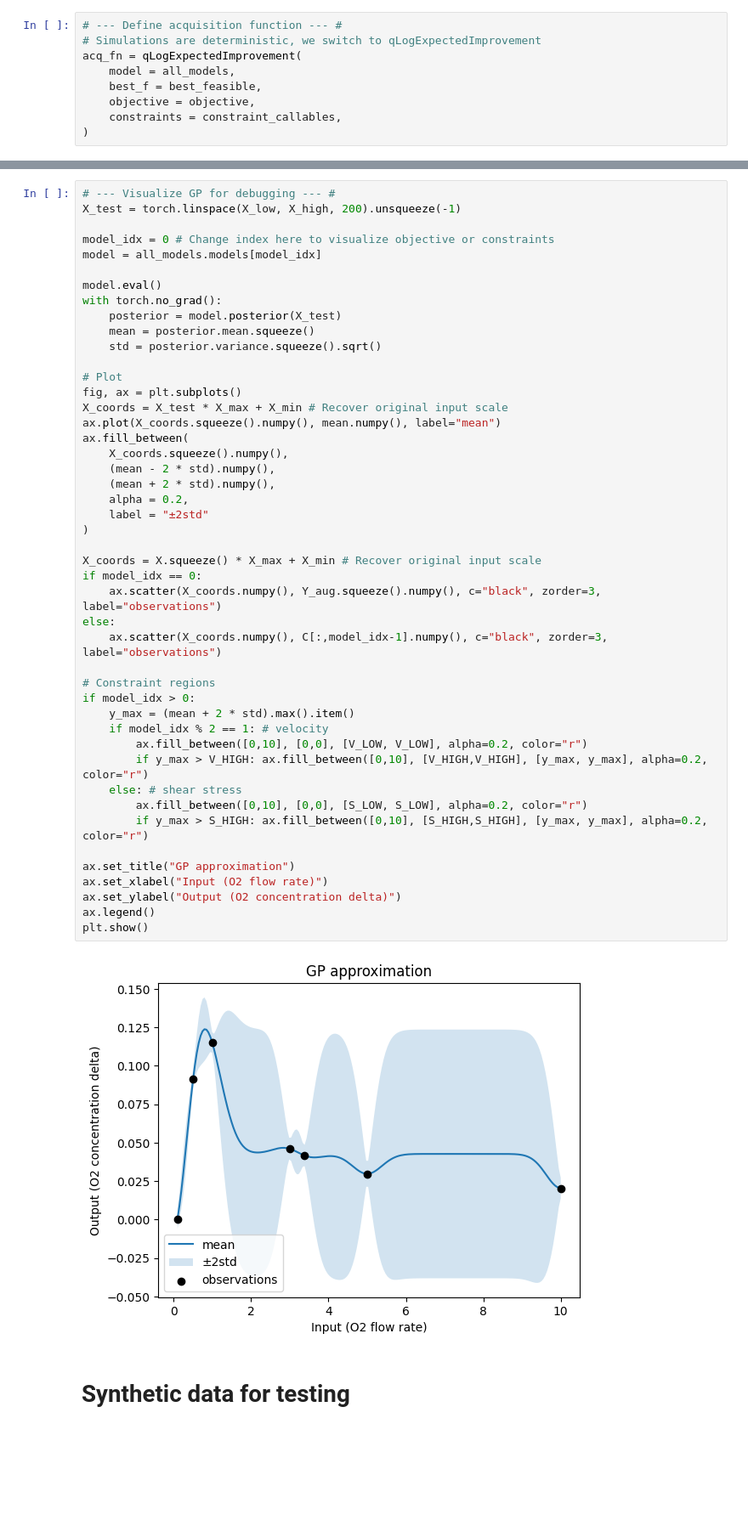
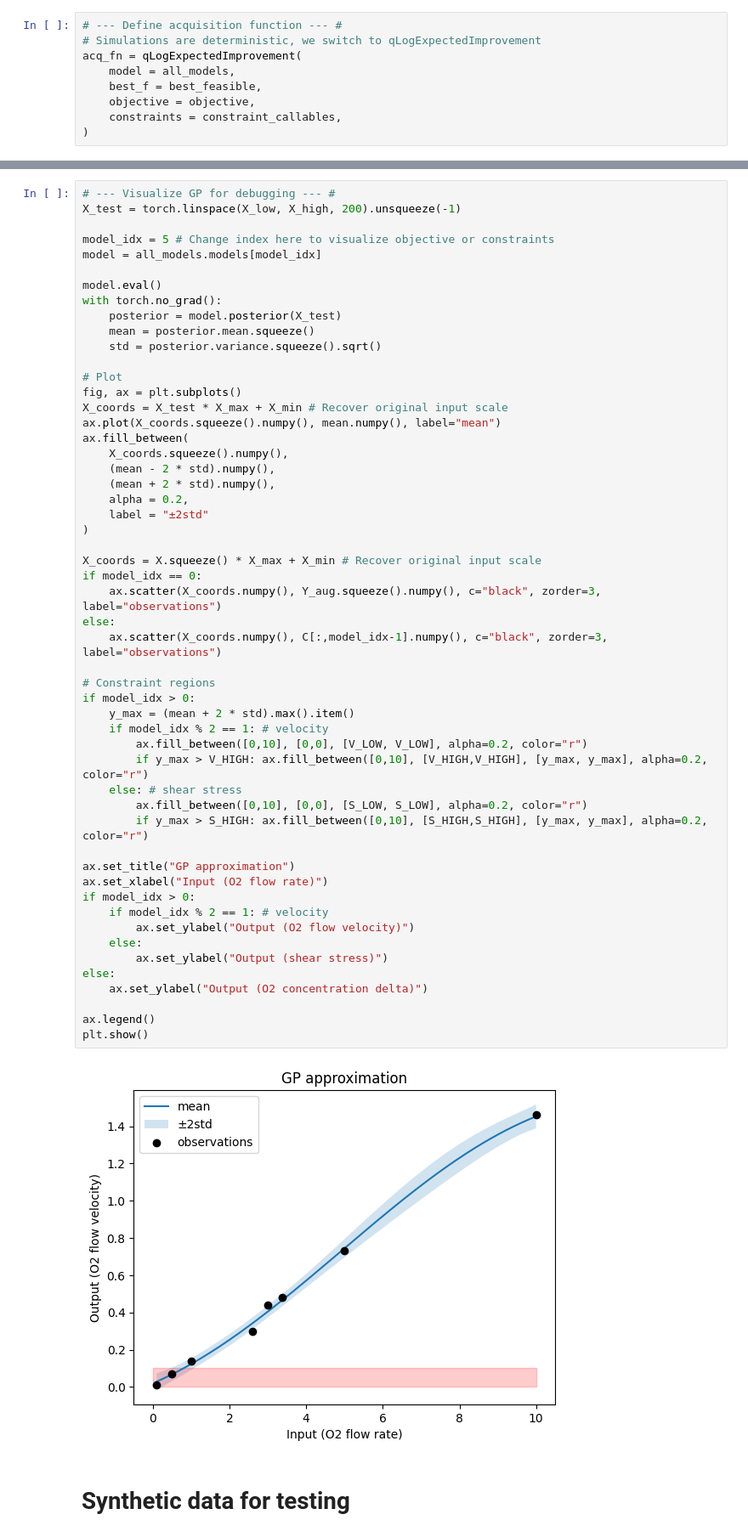
Before and after one commit to GuangchenW/bioreactor-optimization, a Jupyter notebook: bo.ipynb, the cells around one changed output, grey strips where cells are left out. Shown at 85% size. Drawn from its saved outputs; the diff is of its cells as text; blank space fills up the shorter version.

Commit message:
Improved visualization script and added anther sample

```diff
--- a/bo.ipynb
+++ b/bo.ipynb
@@ -229,7 +229,7 @@ Next candidate: 2.6064007616595783, acq value: -4.5134
 # --- Visualize GP for debugging --- #
 X_test = torch.linspace(X_low, X_high, 200).unsqueeze(-1)
 
-model_idx = 0 # Change index here to visualize objective or constraints
+model_idx = 5 # Change index here to visualize objective or constraints
 model = all_models.models[model_idx]
 
 model.eval()
@@ -244,35 +244,42 @@ X_coords = X_test * X_max + X_min # Recover original input scale
 ax.plot(X_coords.squeeze().numpy(), mean.numpy(), label="mean")
 ax.fill_between(
     X_coords.squeeze().numpy(),
     (mean - 2 * std).numpy(),
     (mean + 2 * std).numpy(),
     alpha = 0.2,
     label = "±2std"
 )
 
 X_coords = X.squeeze() * X_max + X_min # Recover original input scale
 if model_idx == 0:
     ax.scatter(X_coords.numpy(), Y_aug.squeeze().numpy(), c="black", zorder=3, label="observations")
 else:
     ax.scatter(X_coords.numpy(), C[:,model_idx-1].numpy(), c="black", zorder=3, label="observations")
 
 # Constraint regions
 if model_idx > 0:
     y_max = (mean + 2 * std).max().item()
     if model_idx % 2 == 1: # velocity
         ax.fill_between([0,10], [0,0], [V_LOW, V_LOW], alpha=0.2, color="r")
         if y_max > V_HIGH: ax.fill_between([0,10], [V_HIGH,V_HIGH], [y_max, y_max], alpha=0.2, color="r")
     else: # shear stress
         ax.fill_between([0,10], [0,0], [S_LOW, S_LOW], alpha=0.2, color="r")
         if y_max > S_HIGH: ax.fill_between([0,10], [S_HIGH,S_HIGH], [y_max, y_max], alpha=0.2, color="r")
 
 ax.set_title("GP approximation")
 ax.set_xlabel("Input (O2 flow rate)")
-ax.set_ylabel("Output (O2 concentration delta)")
+if model_idx > 0:
+    if model_idx % 2 == 1: # velocity
+        ax.set_ylabel("Output (O2 flow velocity)")
+    else:
+        ax.set_ylabel("Output (shear stress)")
+else:
+    ax.set_ylabel("Output (O2 concentration delta)")
+
 ax.legend()
 plt.show()
 # %% [output]
-[figure, old version]
+[figure, new version]
 # %% [markdown]
 # Synthetic data for testing
 # %%
```
Also changed, not shown: parts of 1 cell of this notebook, 2 other files.
